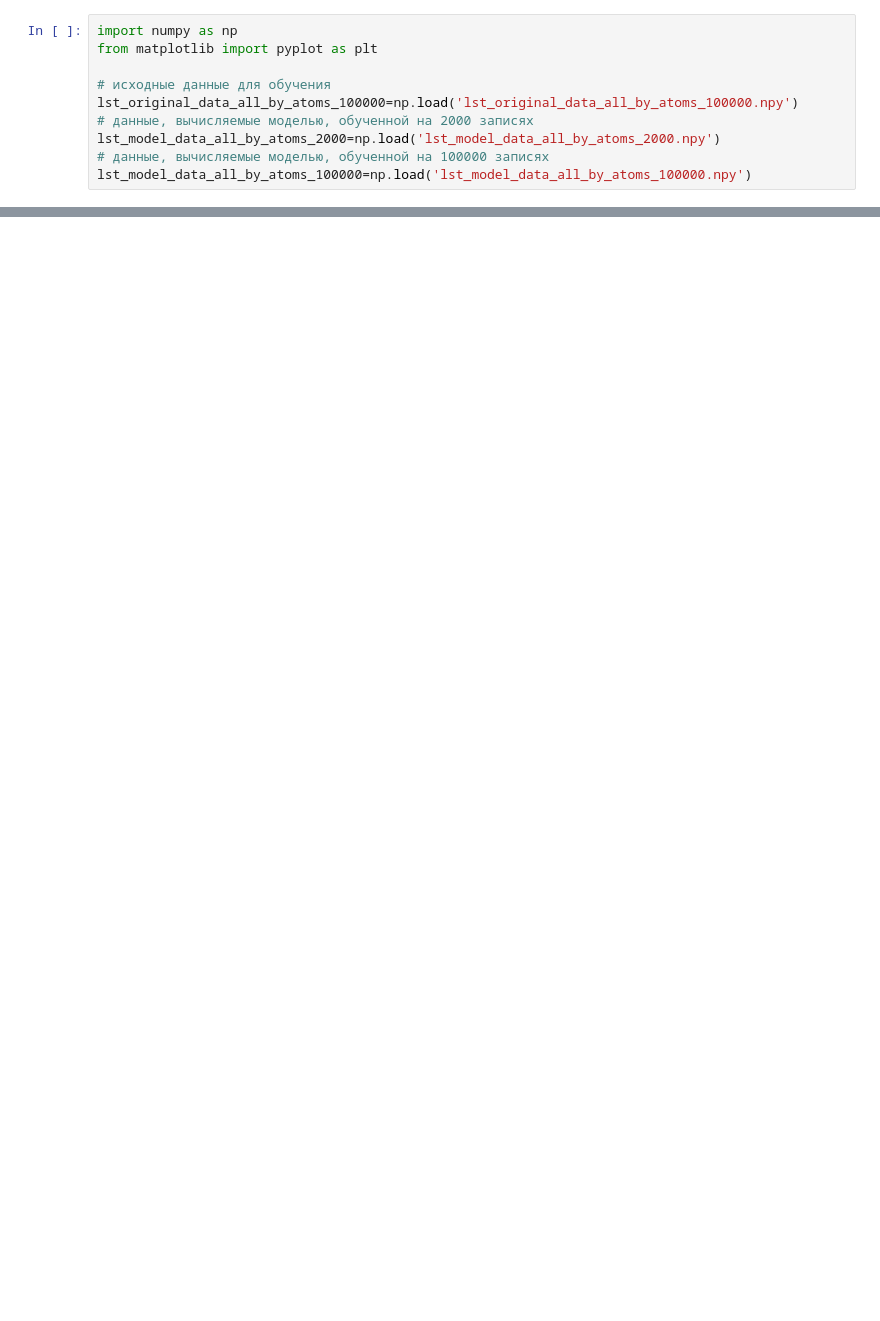
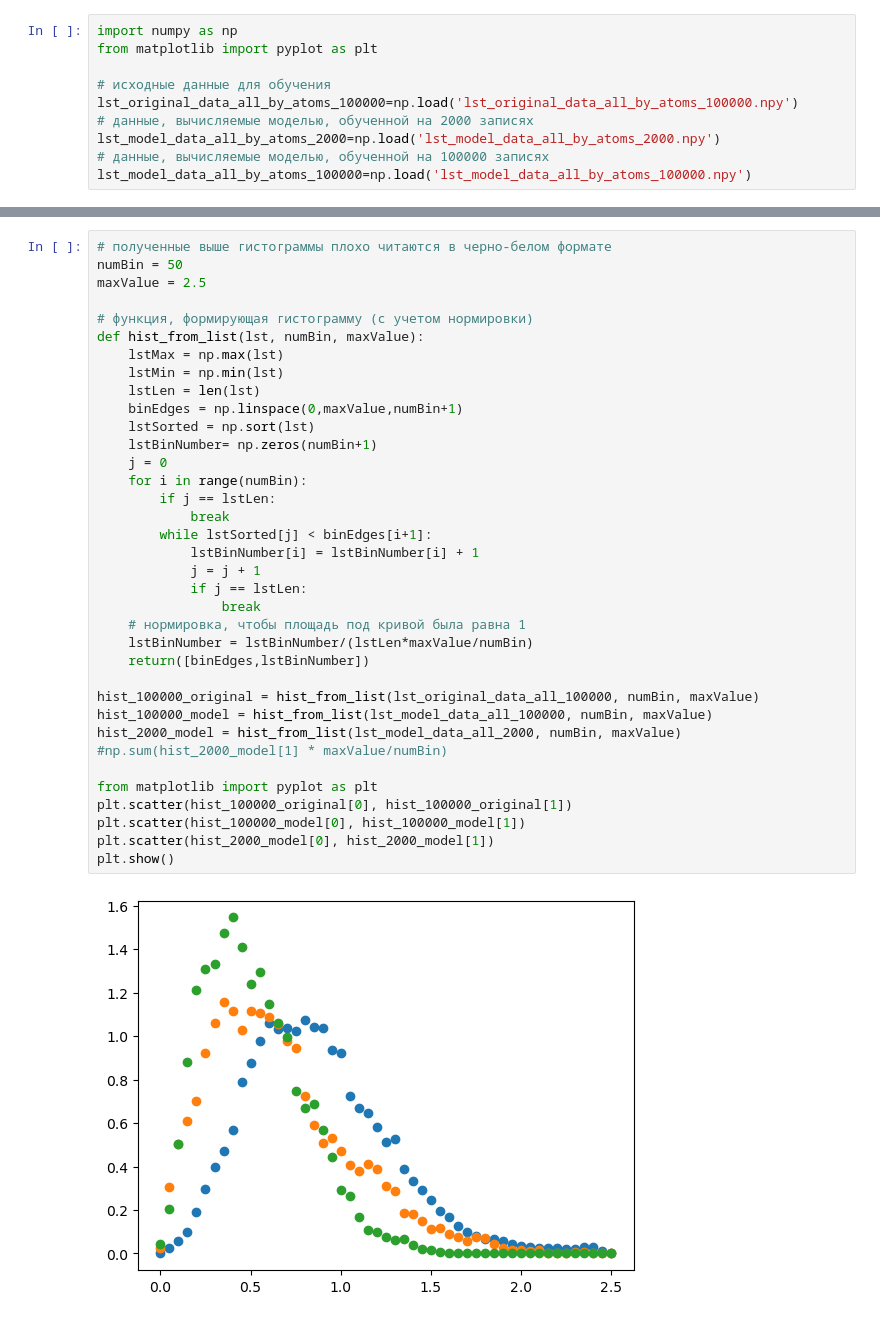
Before and after one commit to kontchenkov/SchNetPhosphorene, a Jupyter notebook: force_hist.ipynb, the cells around one changed output, grey strips where cells are left out. Cells and saved outputs as stored; diff of their text form; blank space fills up the shorter version.

```diff
--- a/force_hist.ipynb
+++ b/force_hist.ipynb
@@ -80,0 +85,38 @@ plt.savefig('force_abs_values.png')
+# %%
+# полученные выше гистограммы плохо читаются в черно-белом формате
+numBin = 50
+maxValue = 2.5
+
+# функция, формирующая гистограмму (с учетом нормировки)
+def hist_from_list(lst, numBin, maxValue):
+    lstMax = np.max(lst)
+    lstMin = np.min(lst)
+    lstLen = len(lst)
+    binEdges = np.linspace(0,maxValue,numBin+1)
+    lstSorted = np.sort(lst)
+    lstBinNumber= np.zeros(numBin+1)
+    j = 0
+    for i in range(numBin):
+        if j == lstLen:
+            break
+        while lstSorted[j] < binEdges[i+1]:
+            lstBinNumber[i] = lstBinNumber[i] + 1
+            j = j + 1
+            if j == lstLen:
+                break
+    # нормировка, чтобы площадь под кривой была равна 1
+    lstBinNumber = lstBinNumber/(lstLen*maxValue/numBin)
+    return([binEdges,lstBinNumber])
+
+hist_100000_original = hist_from_list(lst_original_data_all_100000, numBin, maxValue)
+hist_100000_model = hist_from_list(lst_model_data_all_100000, numBin, maxValue)
+hist_2000_model = hist_from_list(lst_model_data_all_2000, numBin, maxValue)
+#np.sum(hist_2000_model[1] * maxValue/numBin)
+
+from matplotlib import pyplot as plt
+plt.scatter(hist_100000_original[0], hist_100000_original[1])
+plt.scatter(hist_100000_model[0], hist_100000_model[1])
+plt.scatter(hist_2000_model[0], hist_2000_model[1])
+plt.show()
+# %% [output]
+[figure, added]
```
Also changed, not shown: parts of 5 cells of this notebook, 7 other files.
